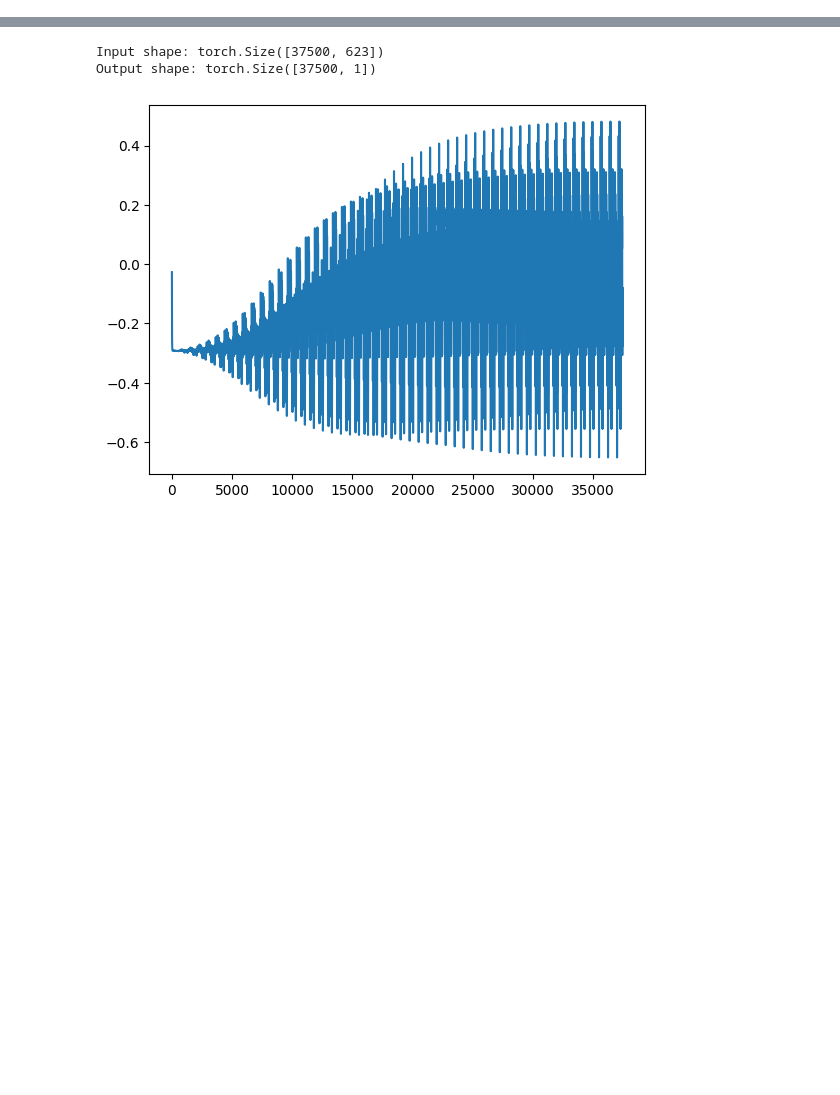
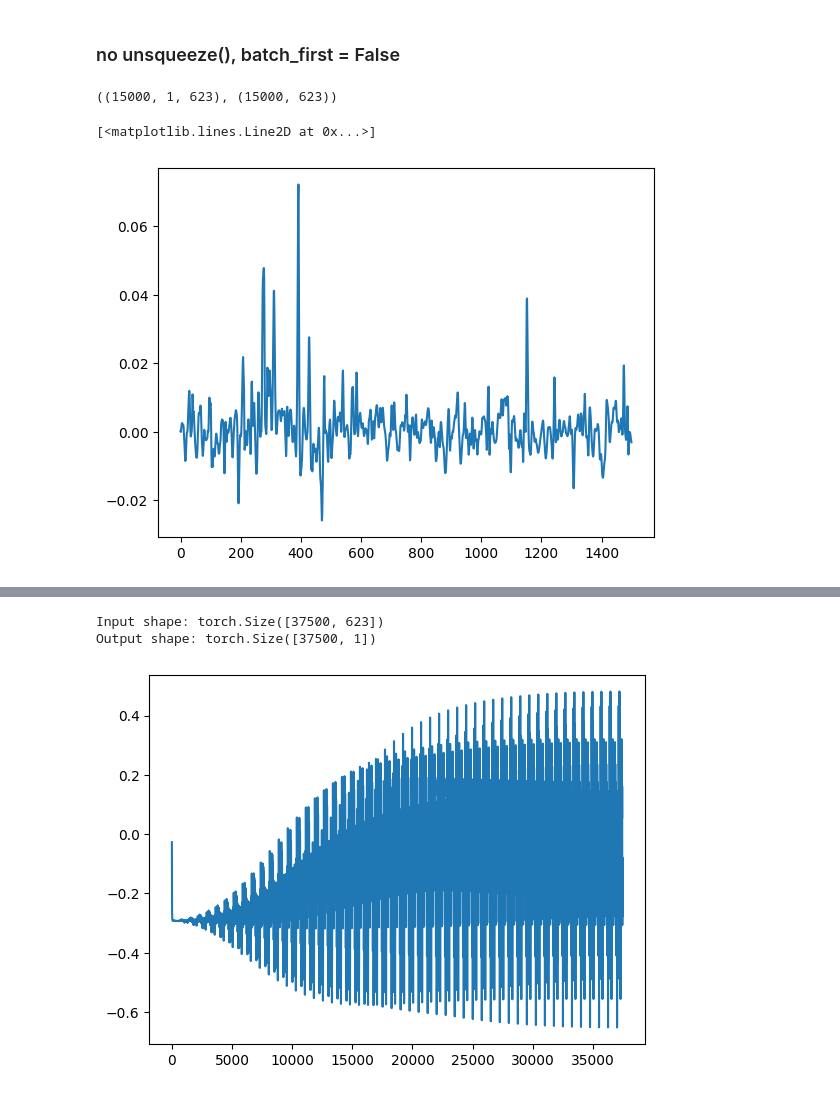
Before and after one commit to nnitzan01/spikes2lfp, a Jupyter notebook: attrs_new.ipynb, the cells around one changed output, grey strips where cells are left out. Drawn from its saved outputs; the diff is of its cells as text; code cells hidden in the pictures; blank space fills up the shorter version.

```diff
--- a/attrs_new.ipynb
+++ b/attrs_new.ipynb
@@ -31,3 +31,17 @@ def modelreload():
 device = 'cuda'
 # %%
 spikes = np.load(r"F:\spikes.npy")
+# %% [markdown]
+### no unsqueeze(), batch_first = False
+# %%
+model = modelreload()
+X_attr = spikes[:int(20*750),:]
+X_attr = torch.tensor(X_attr).float()
+X_attr = X_attr.reshape(20,750,623)
+attributions = []
+for i in tqdm(range(X_attr.shape[0])):
+    ig = IntegratedGradients(model)
+    attr = ig.attribute(X_attr[i].unsqueeze(1).to(device), target=0, n_steps=50)
+    attributions.append(attr)
+attributions = torch.cat(attributions)
+attributions = attributions.cpu().detach().numpy()
@@ -33,0 +51,11 @@ spikes = np.load(r"F:\spikes.npy")
+# %%
+attributions.shape, attributions_bad_shape.shape
+# %% [output]
+((15000, 1, 623), (15000, 623))
+# %%
+attributions = attributions.squeeze()
+# %%
+plt.plot(attributions[:1500,0])
+# %% [output]
+[<matplotlib.lines.Line2D at 0x...>]
+[figure, added]
```
Also changed, not shown: parts of 5 cells of this notebook.
